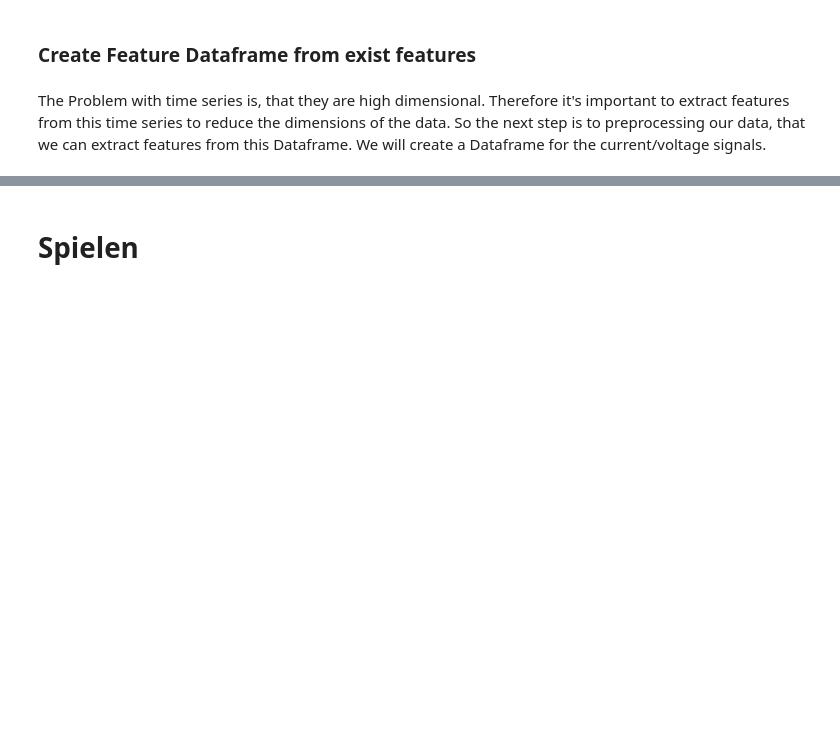
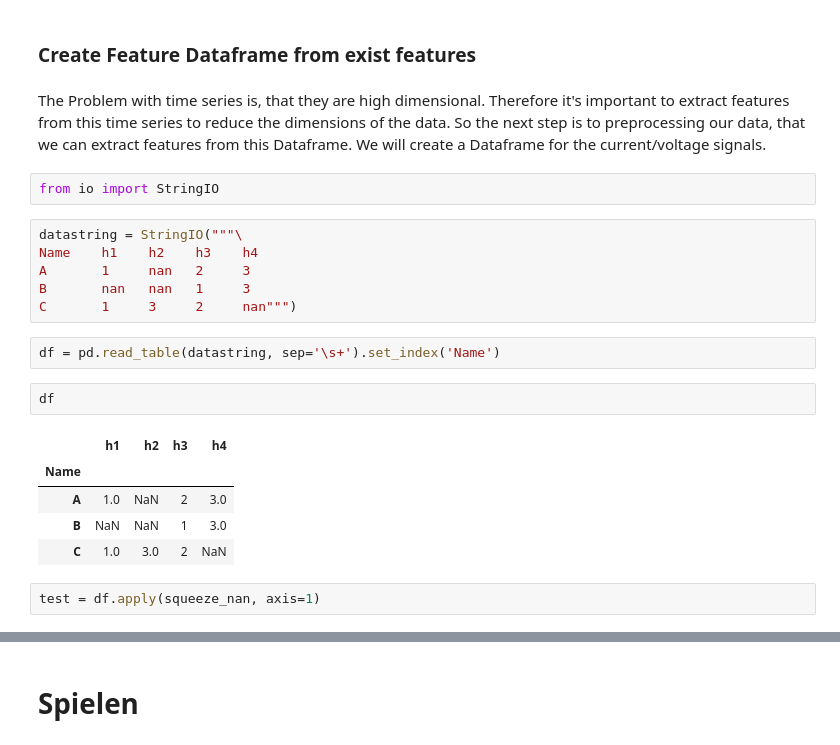
Before and after one commit to Snorrevombau/Transients_Classifier, a Jupyter notebook: data_exploration_new.ipynb, the cells around one changed output, grey strips where cells are left out. Drawn from its saved outputs; the diff is of its cells as text; blank space fills up the shorter version.

```diff
--- a/data_exploration_new.ipynb
+++ b/data_exploration_new.ipynb
@@ -191,3 +191,23 @@ Wall time: 6.79 s
 ### Create Feature Dataframe from exist features
 # %% [markdown]
 The Problem with time series is, that they are high dimensional. Therefore it's important to extract features from this time series to reduce the dimensions of the data. So the next step is to preprocessing our data, that we can extract features from this Dataframe. We will create a Dataframe for the current/voltage signals.
+# %%
+from io import StringIO
+# %%
+datastring = StringIO("""\
+Name    h1    h2    h3    h4
+A       1     nan   2     3
+B       nan   nan   1     3
+C       1     3     2     nan""")
+# %%
+df = pd.read_table(datastring, sep='\s+').set_index('Name')
+# %%
+df
+# %% [output]
+|  | h1 | h2 | h3 | h4 |
+| Name |  |  |  |  |
+| A | 1.0 | NaN | 2 | 3.0 |
+| B | NaN | NaN | 1 | 3.0 |
+| C | 1.0 | 3.0 | 2 | NaN |
+# %%
+test = df.apply(squeeze_nan, axis=1)
```
Also changed, not shown: parts of 9 cells of this notebook.
